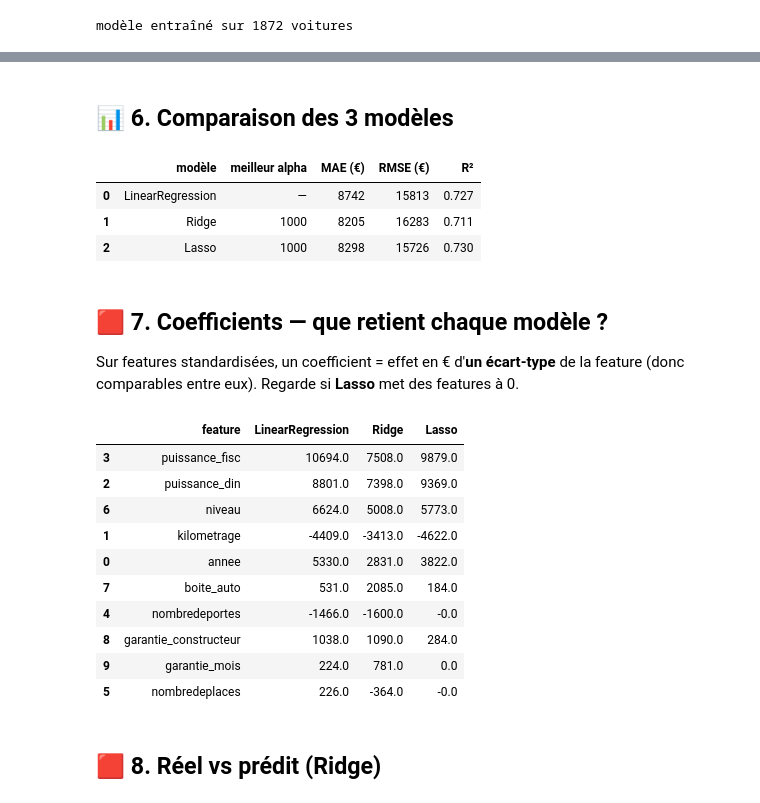
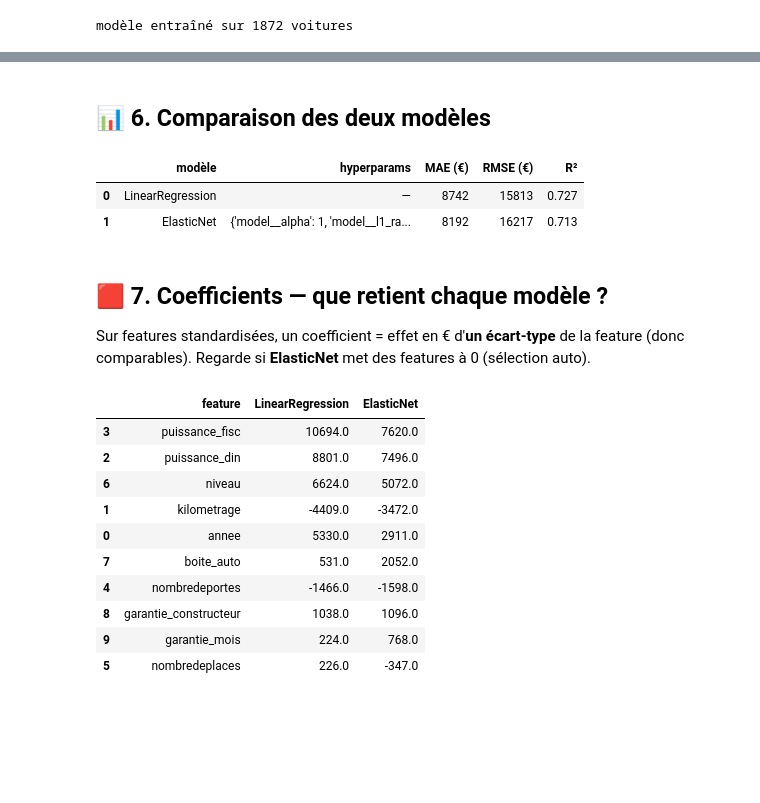
Before and after one commit to zepolclem/oscaria, a Jupyter notebook: ml/notebooks/french-second-hand-cars/02_baseline_regression.ipynb, the cells around one changed output, grey strips where cells are left out. Cells and saved outputs as stored; diff of their text form; code cells hidden in the pictures; blank space fills up the shorter version.

```diff
--- a/ml/notebooks/french-second-hand-cars/02_baseline_regression.ipynb
+++ b/ml/notebooks/french-second-hand-cars/02_baseline_regression.ipynb
@@ -147,0 +134,17 @@ res_lasso, best_lasso = cherche_alpha(Lasso(max_iter=10000), [0.1,1,10,100,500,1
+# %%
+pipe = Pipeline([("scaler", StandardScaler()), ("model", ElasticNet(max_iter=10000))])
+grille = {"model__alpha": [0.1, 1, 10, 100, 1000],
+          "model__l1_ratio": [0.1, 0.5, 0.9]}
+
+grid = GridSearchCV(pipe, grille, cv=5, scoring="neg_mean_absolute_error", n_jobs=-1)
+grid.fit(X_train_f, y_train)
+enet = grid.best_estimator_
+print("meilleurs hyperparamètres:", grid.best_params_)
+
+y_pred_enet = enet.predict(X_test_f)
+mae_enet  = mean_absolute_error(y_test, y_pred_enet)
+rmse_enet = np.sqrt(mean_squared_error(y_test, y_pred_enet))
+r2_enet   = r2_score(y_test, y_pred_enet)
+print(f"MAE  : {mae_enet:,.0f} €\nRMSE : {rmse_enet:,.0f} €\nR²   : {r2_enet:.3f}")
+
+plot_reel_vs_predit(y_test, y_pred_enet, "ElasticNet — réel vs prédit")
@@ -148,42 +157,38 @@ res_lasso, best_lasso = cherche_alpha(Lasso(max_iter=10000), [0.1,1,10,100,500,1
 # %% [markdown]
-## 📊 6. Comparaison des 3 modèles
+## 📊 6. Comparaison des deux modèles
 # %%
 comparaison = pd.DataFrame([
-    {"modèle": "LinearRegression", "meilleur alpha": "—",
+    {"modèle": "LinearRegression", "hyperparams": "—",
      "MAE (€)": round(mae_lin), "RMSE (€)": round(rmse_lin), "R²": round(r2_lin,3)},
-    res_ridge,
-    res_lasso,
+    {"modèle": "ElasticNet", "hyperparams": grid.best_params_,
+     "MAE (€)": round(mae_enet), "RMSE (€)": round(rmse_enet), "R²": round(r2_enet,3)},
 ])
 comparaison
 # %% [output]
-|  | modèle | meilleur alpha | MAE (€) | RMSE (€) | R² |
+|  | modèle | hyperparams | MAE (€) | RMSE (€) | R² |
 | 0 | LinearRegression | — | 8742 | 15813 | 0.727 |
-| 1 | Ridge | 1000 | 8205 | 16283 | 0.711 |
-| 2 | Lasso | 1000 | 8298 | 15726 | 0.730 |
+| 1 | ElasticNet | {'model__alpha': 1, 'model__l1_ra... | 8192 | 16217 | 0.713 |
 # %% [markdown]
 ## 🟥 7. Coefficients — que retient chaque modèle ?
 
 Sur features standardisées, un coefficient = effet en € d'**un écart-type** de la feature
-(donc comparables entre eux). Regarde si **Lasso** met des features à 0.
+(donc comparables). Regarde si **ElasticNet** met des features à 0 (sélection auto).
 # %%
 coefs = pd.DataFrame({
     "feature": features,
     "LinearRegression": lin.coef_ * X_train_f.std().values,  # ramené à l'échelle std pour comparer
-    "Ridge": best_ridge.named_steps["model"].coef_,
-    "Lasso": best_lasso.named_steps["model"].coef_,
-}).round(0).sort_values("Ridge", key=abs, ascending=False)
+    "ElasticNet": enet.named_steps["model"].coef_,
+}).round(0).sort_values("ElasticNet", key=abs, ascending=False)
 coefs
 # %% [output]
-|  | feature | LinearRegression | Ridge | Lasso |
-| 3 | puissance_fisc | 10694.0 | 7508.0 | 9879.0 |
-| 2 | puissance_din | 8801.0 | 7398.0 | 9369.0 |
-| 6 | niveau | 6624.0 | 5008.0 | 5773.0 |
-| 1 | kilometrage | -4409.0 | -3413.0 | -4622.0 |
-| 0 | annee | 5330.0 | 2831.0 | 3822.0 |
-| 7 | boite_auto | 531.0 | 2085.0 | 184.0 |
-| 4 | nombredeportes | -1466.0 | -1600.0 | -0.0 |
-| 8 | garantie_constructeur | 1038.0 | 1090.0 | 284.0 |
-| 9 | garantie_mois | 224.0 | 781.0 | 0.0 |
-| 5 | nombredeplaces | 226.0 | -364.0 | -0.0 |
+|  | feature | LinearRegression | ElasticNet |
+| 3 | puissance_fisc | 10694.0 | 7620.0 |
+| 2 | puissance_din | 8801.0 | 7496.0 |
+| 6 | niveau | 6624.0 | 5072.0 |
+| 1 | kilometrage | -4409.0 | -3472.0 |
+| 0 | annee | 5330.0 | 2911.0 |
+| 7 | boite_auto | 531.0 | 2052.0 |
+| 4 | nombredeportes | -1466.0 | -1598.0 |
+| 8 | garantie_constructeur | 1038.0 | 1096.0 |
+| 9 | garantie_mois | 224.0 | 768.0 |
+| 5 | nombredeplaces | 226.0 | -347.0 |
-# %% [markdown]
-## 🟥 8. Réel vs prédit (Ridge)
```
Also changed, not shown: parts of 14 cells of this notebook.
